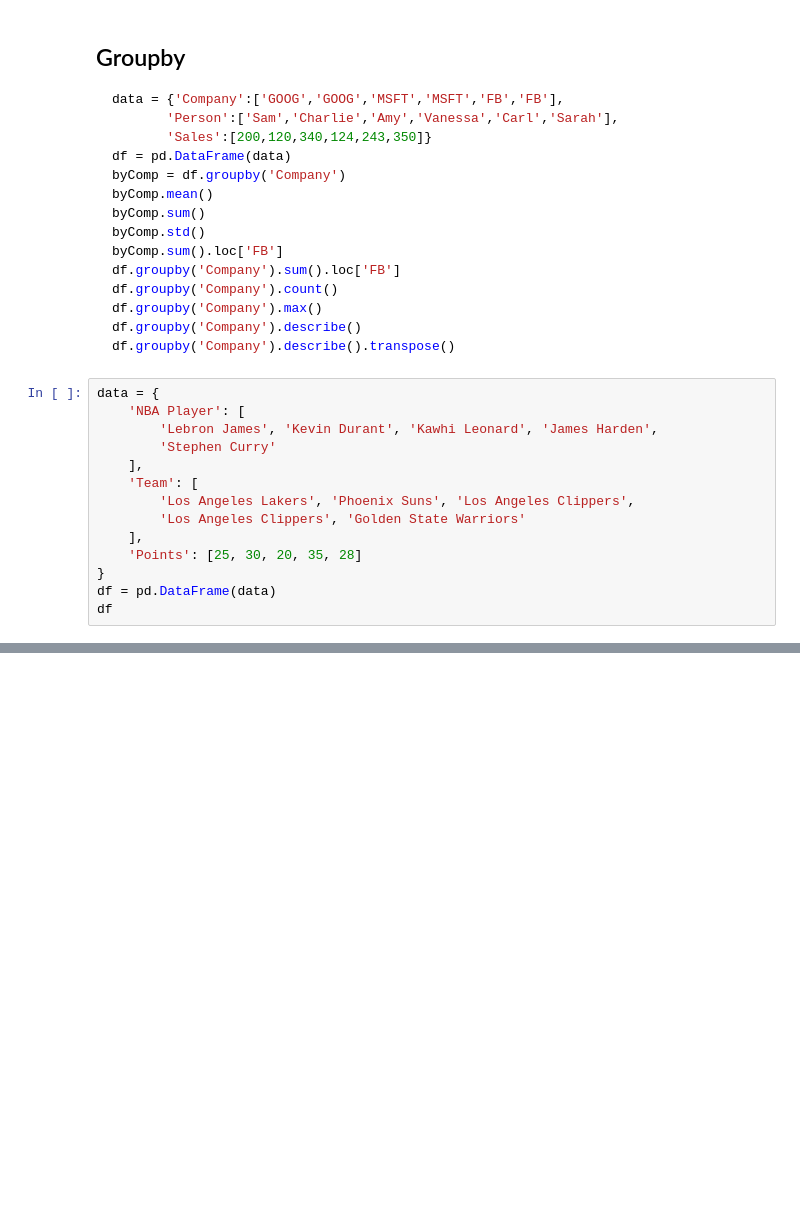
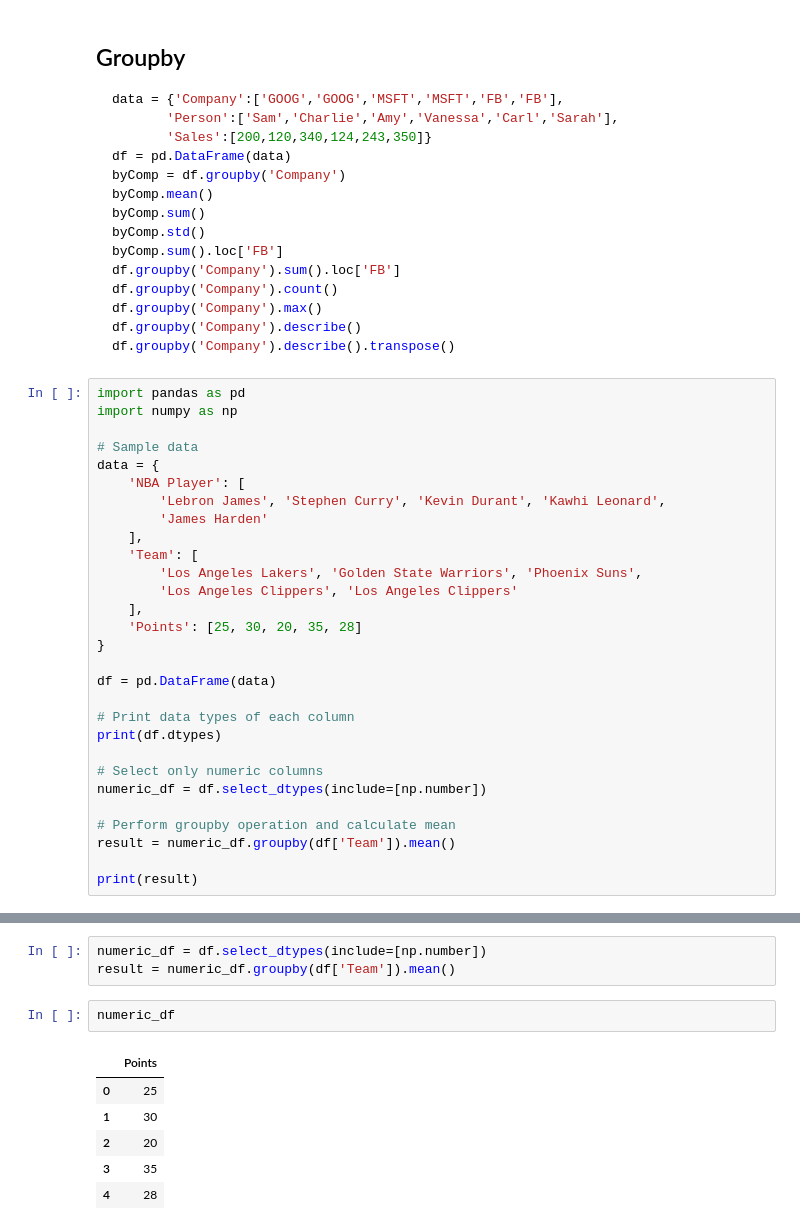
Before and after one commit to polyglotdev/python-for-data-science, a Jupyter notebook: section_6_pandas/pandas.ipynb, the cells around one changed output, grey strips where cells are left out. Saved outputs shown, nothing was run; the diff lists cells and outputs as text; blank space fills up the shorter version.

````diff
--- a/section_6_pandas/pandas.ipynb
+++ b/section_6_pandas/pandas.ipynb
@@ -446,17 +446,32 @@ df.groupby('Company').describe()
 df.groupby('Company').describe().transpose()
 ```
 # %%
+import pandas as pd
+import numpy as np
+
+# Sample data
 data = {
     'NBA Player': [
-        'Lebron James', 'Kevin Durant', 'Kawhi Leonard', 'James Harden',
-        'Stephen Curry'
+        'Lebron James', 'Stephen Curry', 'Kevin Durant', 'Kawhi Leonard',
+        'James Harden'
     ],
     'Team': [
-        'Los Angeles Lakers', 'Phoenix Suns', 'Los Angeles Clippers',
-        'Los Angeles Clippers', 'Golden State Warriors'
+        'Los Angeles Lakers', 'Golden State Warriors', 'Phoenix Suns',
+        'Los Angeles Clippers', 'Los Angeles Clippers'
     ],
     'Points': [25, 30, 20, 35, 28]
 }
+
 df = pd.DataFrame(data)
-df
+
+# Print data types of each column
+print(df.dtypes)
+
+# Select only numeric columns
+numeric_df = df.select_dtypes(include=[np.number])
+
+# Perform groupby operation and calculate mean
+result = numeric_df.groupby(df['Team']).mean()
+
+print(result)
 # %% [output]
@@ -485,0 +495,12 @@ list(by_team)
+# %%
+numeric_df = df.select_dtypes(include=[np.number])
+result = numeric_df.groupby(df['Team']).mean()
+# %%
+numeric_df
+# %% [output]
+|  | Points |
+| 0 | 25 |
+| 1 | 30 |
+| 2 | 20 |
+| 3 | 35 |
+| 4 | 28 |
````
Also changed, not shown: parts of 4 cells of this notebook.
